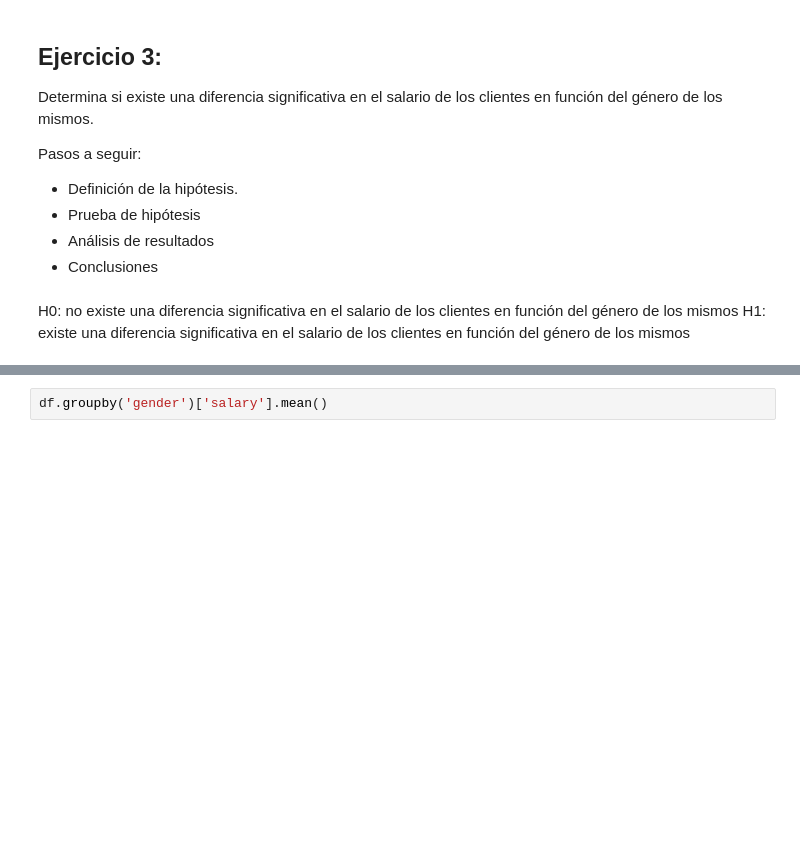
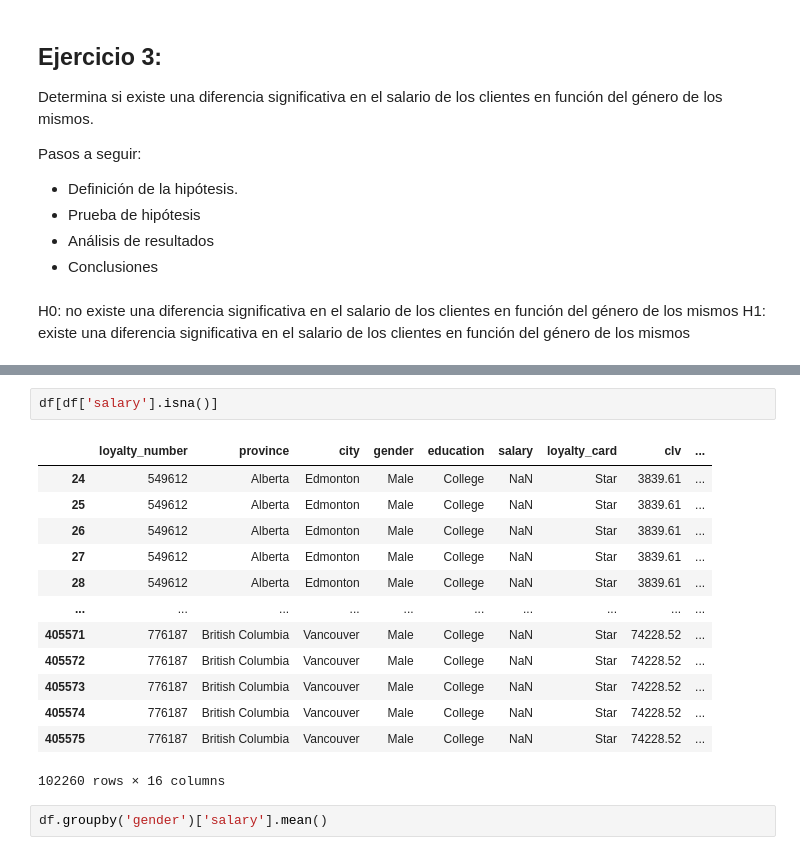
Before and after one commit to ngcarvajall/LAB_AB_no_parametrico, a Jupyter notebook: laboratorio-modulo6-leccion04-1-ab-testing-no-param.ipynb, the cells around one changed output, grey strips where cells are left out. Drawn from its saved outputs; the diff is of its cells as text; blank space fills up the shorter version.

```diff
--- a/laboratorio-modulo6-leccion04-1-ab-testing-no-param.ipynb
+++ b/laboratorio-modulo6-leccion04-1-ab-testing-no-param.ipynb
@@ -490,3 +506,19 @@ H1: existe una diferencia significativa en el salario de los clientes en funció
+# %%
+df[df['salary'].isna()]
+# %% [output]
+|  | loyalty_number | province | city | gender | education | salary | loyalty_card | clv | ... |
+| 24 | 549612 | Alberta | Edmonton | Male | College | NaN | Star | 3839.61 | ... |
+| 25 | 549612 | Alberta | Edmonton | Male | College | NaN | Star | 3839.61 | ... |
+| 26 | 549612 | Alberta | Edmonton | Male | College | NaN | Star | 3839.61 | ... |
+| 27 | 549612 | Alberta | Edmonton | Male | College | NaN | Star | 3839.61 | ... |
+| 28 | 549612 | Alberta | Edmonton | Male | College | NaN | Star | 3839.61 | ... |
+| ... | ... | ... | ... | ... | ... | ... | ... | ... | ... |
+| 405571 | 776187 | British Columbia | Vancouver | Male | College | NaN | Star | 74228.52 | ... |
+| 405572 | 776187 | British Columbia | Vancouver | Male | College | NaN | Star | 74228.52 | ... |
+| 405573 | 776187 | British Columbia | Vancouver | Male | College | NaN | Star | 74228.52 | ... |
+| 405574 | 776187 | British Columbia | Vancouver | Male | College | NaN | Star | 74228.52 | ... |
+| 405575 | 776187 | British Columbia | Vancouver | Male | College | NaN | Star | 74228.52 | ... |
+102260 rows × 16 columns
 # %%
 df.groupby('gender')['salary'].mean()
 # %% [output]
```
Also changed, not shown: parts of 29 cells of this notebook.
